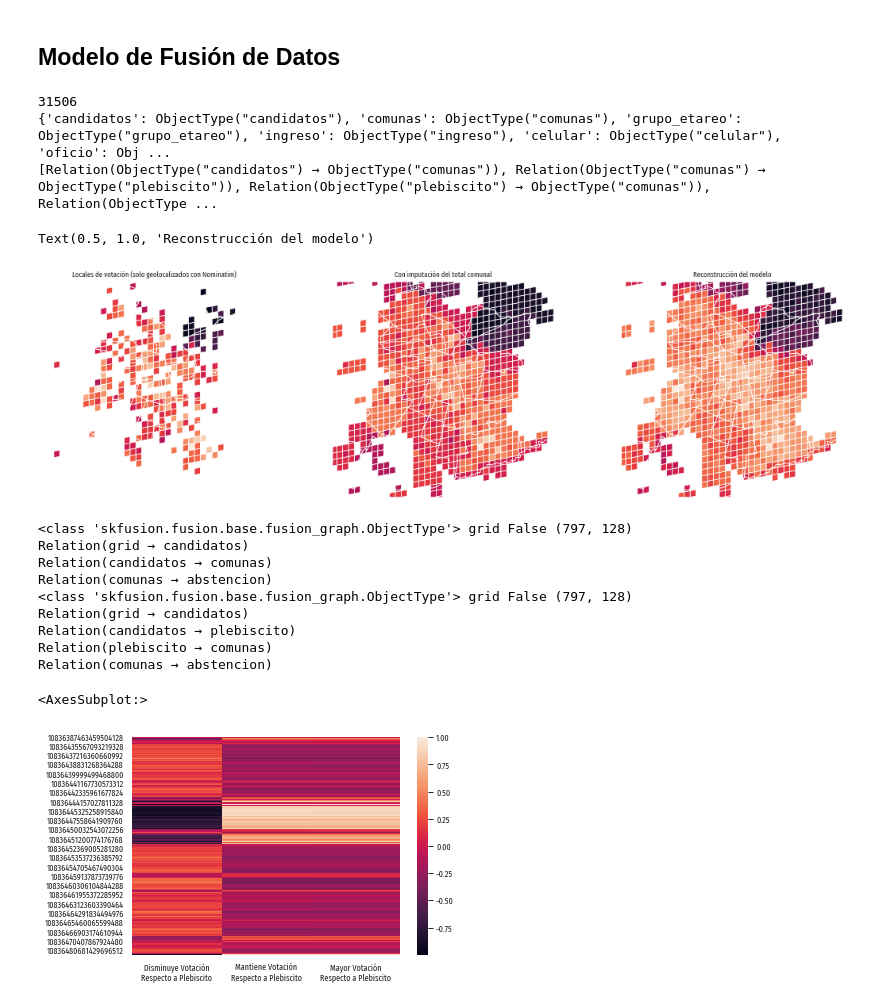
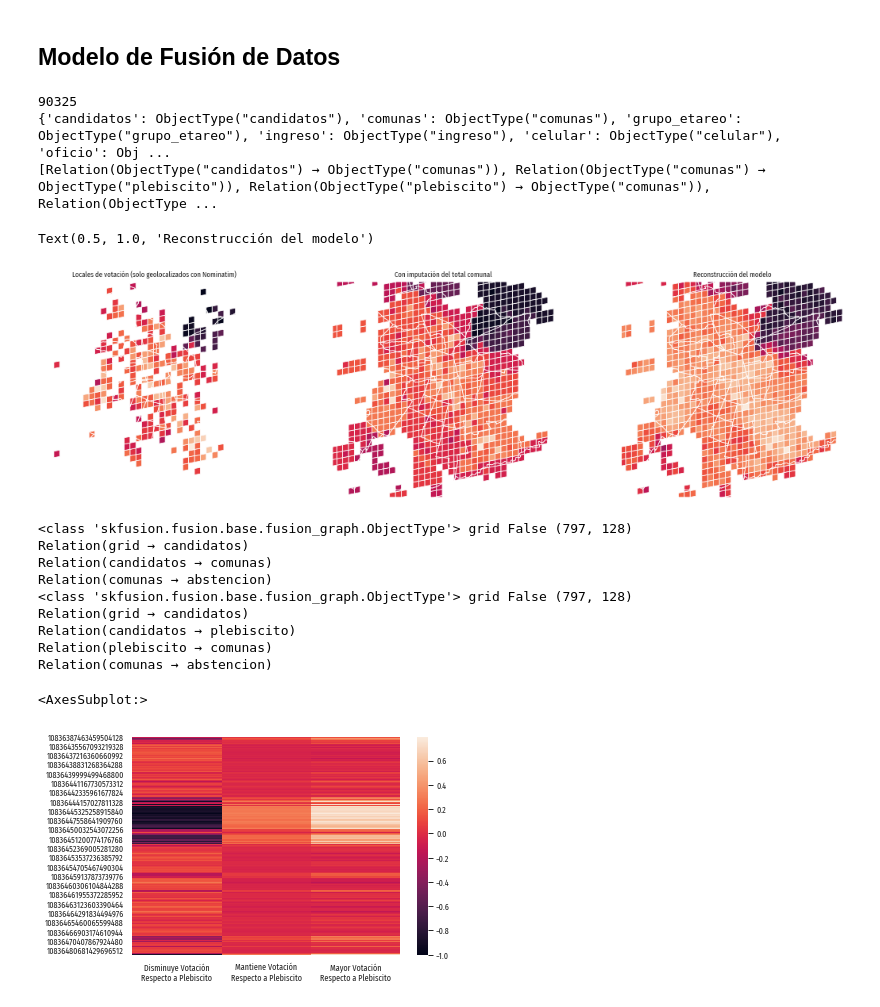
Before and after one commit to zorzalerrante/chilean_voter_profiling, a Jupyter notebook: notebooks/01-abstencion-santiago.ipynb, the cells around one changed output. Drawn from its saved outputs; the diff is of its cells as text; code cells hidden in the pictures.

```diff
--- a/notebooks/01-abstencion-santiago.ipynb
+++ b/notebooks/01-abstencion-santiago.ipynb
@@ -1385,0 +1488,3 @@ all_cells_turnout
+# %%
+grid_trips = gpd.sjoin(origenes_viajes, grid, op='within', how='inner')
+grid_trips.plot()
@@ -1385,0 +1494,15 @@ all_cells_turnout
+# %%
+comuna_x_transporte = (
+    grid_trips.groupby(["Comuna", "bin_tiempo_de_viaje"])["PesoLaboral"]
+    .sum()
+    .unstack(fill_value=0)
+    .pipe(normalize_rows)
+    .reset_index()
+    .assign(Comuna=lambda x: x["Comuna"].map(deaccent))
+    .set_index("Comuna")
+    .pipe(lambda x: ensure_index(x, turnout))
+    .fillna(0)
+    .loc[geoloc_comunas_index]
+)
+
+sns.clustermap(comuna_x_transporte, col_cluster=False)
@@ -1385,0 +1512,15 @@ all_cells_turnout
+# %%
+grid_x_transporte = (
+    grid_trips.groupby(["s2_cellid", "bin_tiempo_de_viaje"])["PesoLaboral"]
+    .sum()
+    .unstack(fill_value=0)
+    .pipe(normalize_rows)
+    #.reset_index()
+    #.assign(Comuna=lambda x: x["Comuna"].map(deaccent))
+    #.set_index("Comuna")
+    .pipe(lambda x: ensure_index(x, grid_x_comuna.index))
+    .fillna(0)
+    #.loc[geoloc_comunas_index]
+)
+
+sns.clustermap(grid_x_transporte, col_cluster=False)
@@ -1409,6 +1553,7 @@ model_nodes = {
     "sexo": 2,
     "abstencion_plebiscito": 3,
     "grid": 128,
+    "calidad_transporte": 5
 }
 
 # relaciones entre entidades
@@ -1483,18 +1628,13 @@ model_relations = {
         abstencion_plebiscito_cat.loc[geoloc_comunas_index].T
     ],
     ("comunas", "abstencion"): [comunas_x_delta_abs.loc[geoloc_comunas_index]],
-    # ("comunas", "región"): [comunas_x_region.loc[comunas_index]],
     ("comunas", "sexo"): [comunas_x_distribucion_sexo.loc[geoloc_comunas_index]],
-    # usa solamente con datos en celda
-    # ("comunas", "grid"): [grid_x_comuna.loc[turnout_geoloc.index].T],
-    # ("grid", "grupo_etareo"): [grid_x_age.loc[turnout_geoloc.index]],
-    # ("grid", "ingreso"): [grid_x_income.loc[turnout_geoloc.index]],
-    # ("grid", "candidatos"): [turnout_geoloc]
-    # usa con imputación
+    ("comunas", "calidad_transporte"): [comuna_x_transporte.loc[geoloc_comunas_index]],
     ("comunas", "grid"): [grid_x_comuna.T],
     ("grid", "grupo_etareo"): [grid_x_age],
     ("grid", "ingreso"): [grid_x_income],
     ("grid", "candidatos"): [all_cells_turnout],
+    ("grid", "calidad_transporte"): [grid_x_transporte]
 }
 
 import random
@@ -1529,8 +1669,8 @@ grid.join(
 ).plot(column="GABRIEL BORIC FONT", ax=axes[2])
 axes[2].set_title("Reconstrucción del modelo")
 # %% [output]
-31506
+90325
 {'candidatos': ObjectType("candidatos"), 'comunas': ObjectType("comunas"), 'grupo_etareo': ObjectType("grupo_etareo"), 'ingreso': ObjectType("ingreso"), 'celular': ObjectType("celular"), 'oficio': Obj ...
 [Relation(ObjectType("candidatos") → ObjectType("comunas")), Relation(ObjectType("comunas") → ObjectType("plebiscito")), Relation(ObjectType("plebiscito") → ObjectType("comunas")), Relation(ObjectType ...
 Text(0.5, 1.0, 'Reconstrucción del modelo')
-[figure, old version]
+[figure, new version]
@@ -1564,31 +1677,31 @@ if False:
 # %%
 from aves.features.utils import standardize_columns, standardize_rows
 
 
 def prepare_matrix(x, std="col"):
     if std == "col":
         x = x.pipe(standardize_columns)
     elif std == "row":
         x = x.pipe(standardize_rows)
 
     return x / x.abs().max().max()
 
 
 prediction_grid_x_abstencion = model.relation_profiles("grid", "abstencion")
 # prediction_grid_x_abstencion = model.relation_profiles("grid", "abstencion", updated_factors={"grid": transformer.factor(model.types["grid"])},
 #    index=all_cells_turnout.index)
 
-sns.heatmap(prediction_grid_x_abstencion[0][1].pipe(lambda x: prepare_matrix(x, std="col")))
+sns.heatmap(prediction_grid_x_abstencion[0][1].pipe(lambda x: prepare_matrix(x, std="none")))
 # %% [output]
 <class 'skfusion.fusion.base.fusion_graph.ObjectType'> grid False (797, 128)
 Relation(grid → candidatos)
 Relation(candidatos → comunas)
 Relation(comunas → abstencion)
 <class 'skfusion.fusion.base.fusion_graph.ObjectType'> grid False (797, 128)
 Relation(grid → candidatos)
 Relation(candidatos → plebiscito)
 Relation(plebiscito → comunas)
 Relation(comunas → abstencion)
 <AxesSubplot:>
-[figure, old version]
+[figure, new version]
 # %%
```
Also changed, not shown: parts of 21 cells of this notebook, 1 other file.
